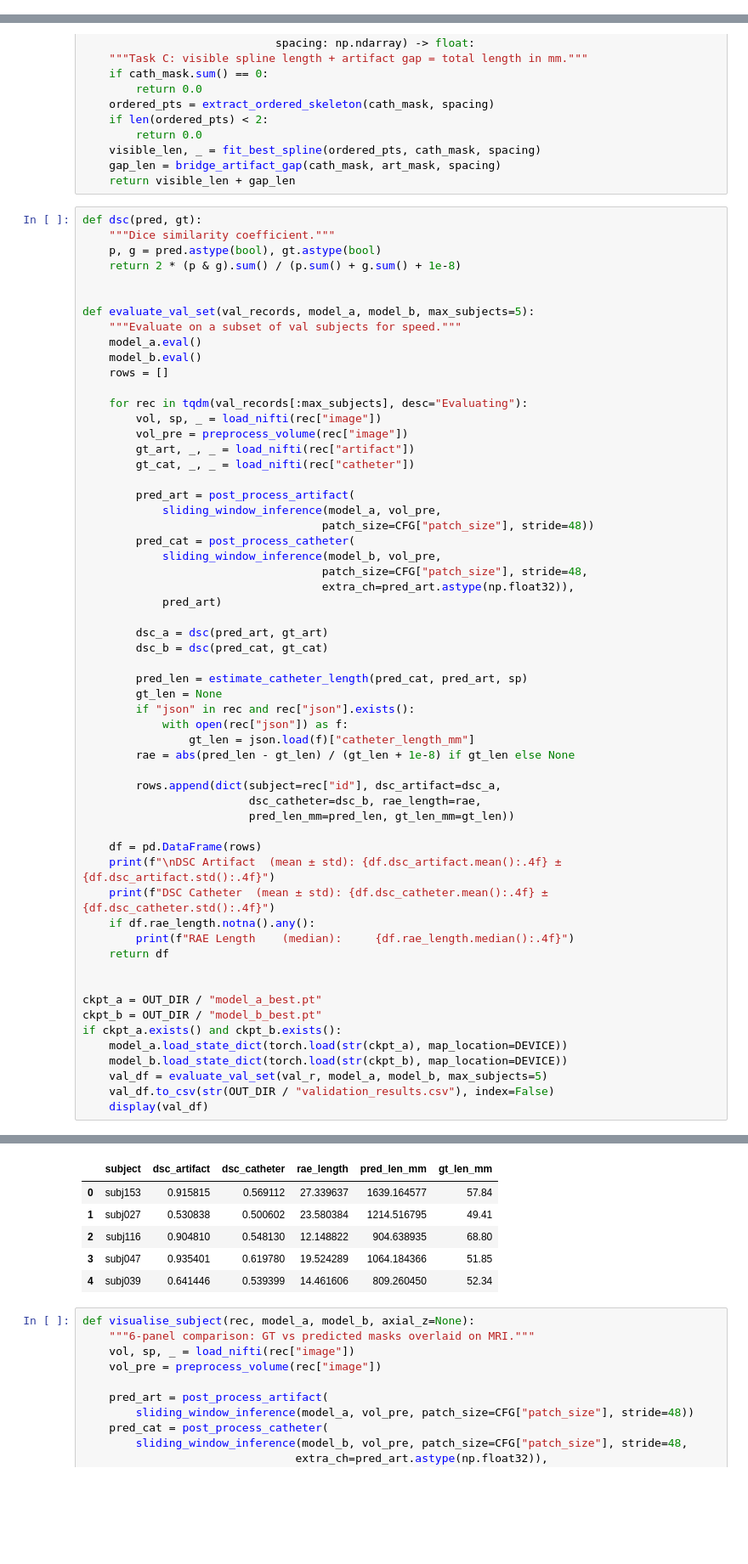
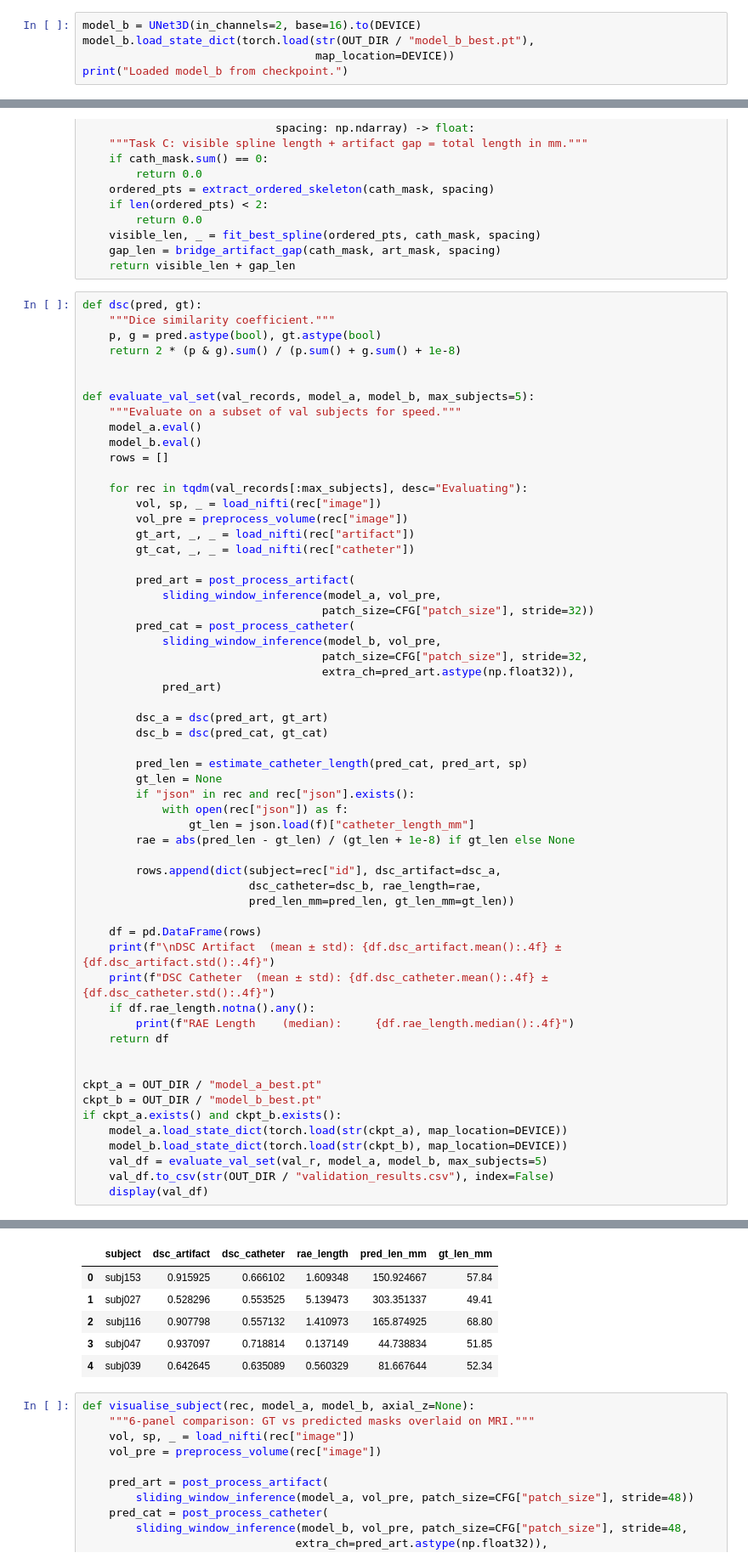
Before and after one commit to TylerLehrfeld/MIA-group-proj, a Jupyter notebook: MIAProject2.ipynb, the cells around one changed output, grey strips where cells are left out. Shown at 85% size. Cells and saved outputs as stored; diff of their text form; blank space fills up the shorter version.

```diff
--- a/MIAProject2.ipynb
+++ b/MIAProject2.ipynb
@@ -468,3 +468,8 @@ if DATA_ROOT.exists():
   Epoch  40/40 | train 0.10439 | val 0.13773
   Best val loss: 0.10477 — saved to /content/drive/MyDrive/Colab Notebooks/MIAProject2/output/model_b_best.pt
 [figure]
+# %%
+model_b = UNet3D(in_channels=2, base=16).to(DEVICE)
+model_b.load_state_dict(torch.load(str(OUT_DIR / "model_b_best.pt"),
+                                   map_location=DEVICE))
+print("Loaded model_b from checkpoint.")
@@ -665,10 +732,10 @@ def evaluate_val_set(val_records, model_a, model_b, max_subjects=5):
 
         pred_art = post_process_artifact(
             sliding_window_inference(model_a, vol_pre,
-                                    patch_size=CFG["patch_size"], stride=48))
+                                    patch_size=CFG["patch_size"], stride=32))
         pred_cat = post_process_catheter(
             sliding_window_inference(model_b, vol_pre,
-                                    patch_size=CFG["patch_size"], stride=48,
+                                    patch_size=CFG["patch_size"], stride=32,
                                     extra_ch=pred_art.astype(np.float32)),
             pred_art)
 
@@ -709,9 +776,9 @@ RAE Length    (median):     19.5243
 |  | subject | dsc_artifact | dsc_catheter | rae_length | pred_len_mm | gt_len_mm |
-| 0 | subj153 | 0.915815 | 0.569112 | 27.339637 | 1639.164577 | 57.84 |
-| 1 | subj027 | 0.530838 | 0.500602 | 23.580384 | 1214.516795 | 49.41 |
-| 2 | subj116 | 0.904810 | 0.548130 | 12.148822 | 904.638935 | 68.80 |
-| 3 | subj047 | 0.935401 | 0.619780 | 19.524289 | 1064.184366 | 51.85 |
-| 4 | subj039 | 0.641446 | 0.539399 | 14.461606 | 809.260450 | 52.34 |
+| 0 | subj153 | 0.915925 | 0.666102 | 1.609348 | 150.924667 | 57.84 |
+| 1 | subj027 | 0.528296 | 0.553525 | 5.139473 | 303.351337 | 49.41 |
+| 2 | subj116 | 0.907798 | 0.557132 | 1.410973 | 165.874925 | 68.80 |
+| 3 | subj047 | 0.937097 | 0.718814 | 0.137149 | 44.738834 | 51.85 |
+| 4 | subj039 | 0.642645 | 0.635089 | 0.560329 | 81.667644 | 52.34 |
 # %%
 def visualise_subject(rec, model_a, model_b, axial_z=None):
     """6-panel comparison: GT vs predicted masks overlaid on MRI."""
```
Also changed, not shown: parts of 6 cells of this notebook, 3 other files.
